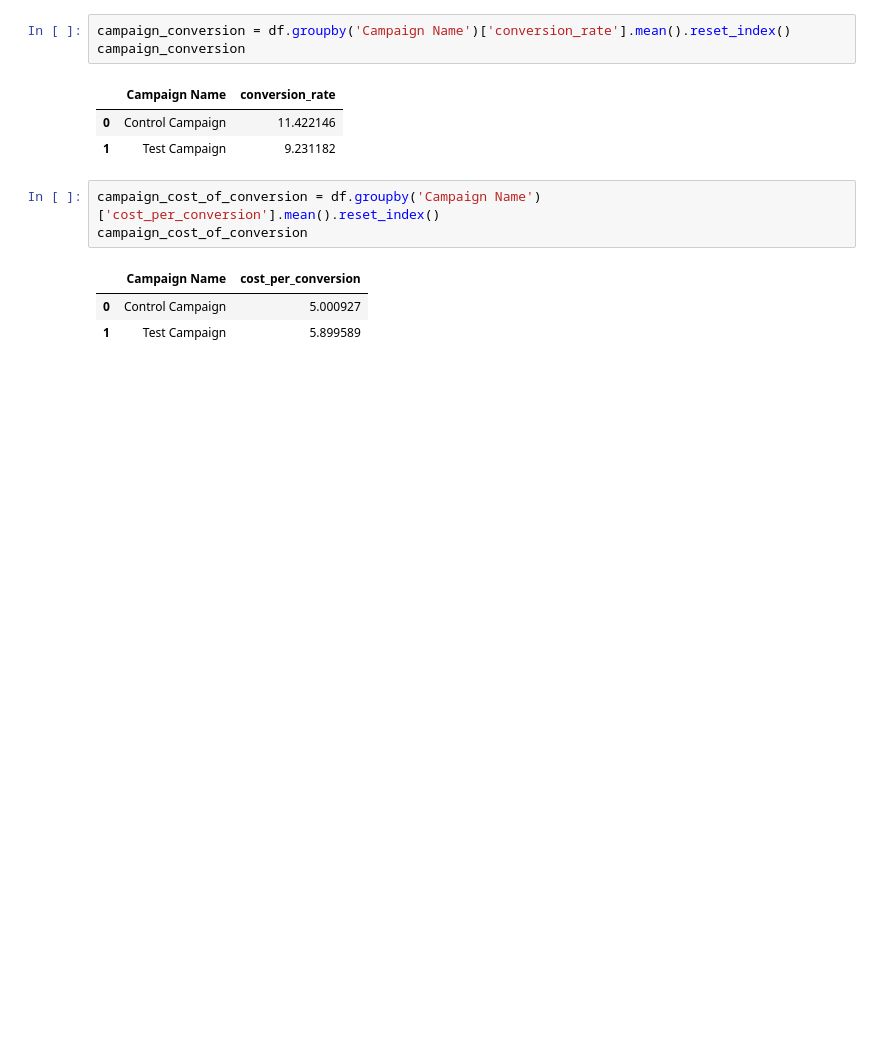
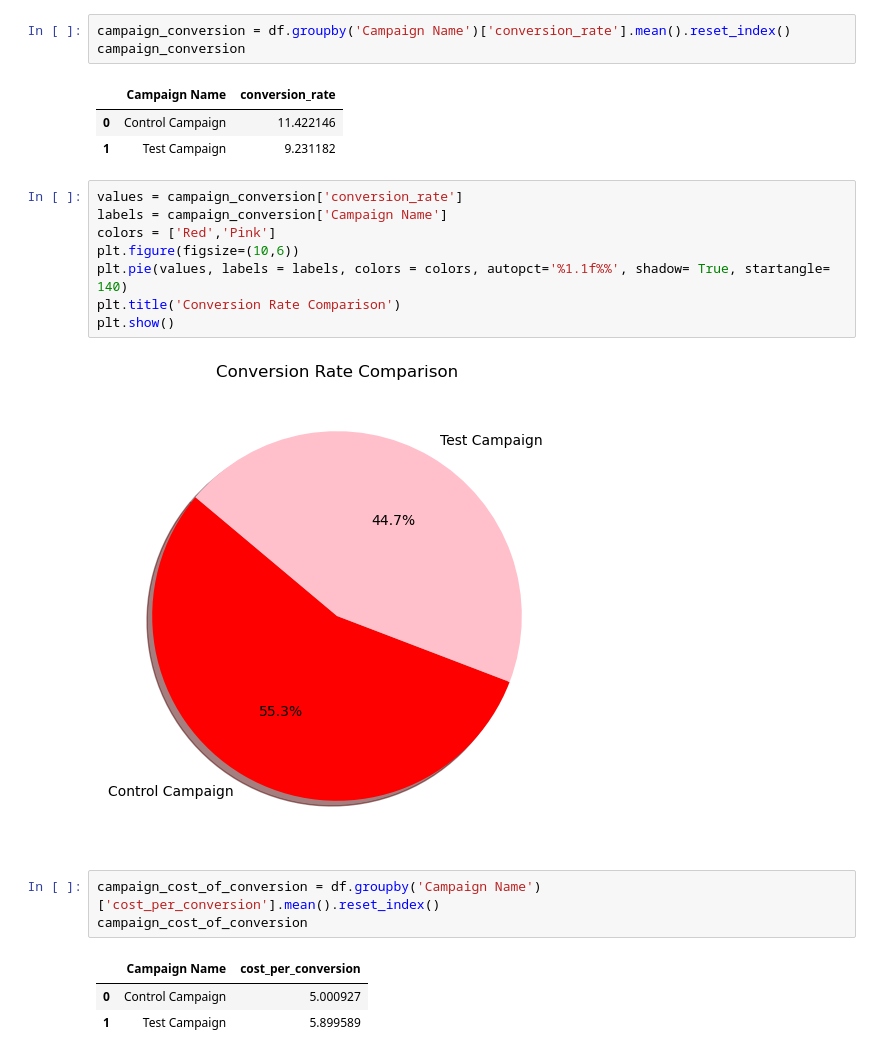
Before and after one commit to richardwarepam16/Case-Studies-DataAnalytics, a Jupyter notebook: abTesting/abTesting.ipynb, the cells around one changed output. Cells and saved outputs as stored; diff of their text form; blank space fills up the shorter version.

```diff
--- a/abTesting/abTesting.ipynb
+++ b/abTesting/abTesting.ipynb
@@ -248,6 +268,16 @@ campaign_conversion
 |  | Campaign Name | conversion_rate |
 | 0 | Control Campaign | 11.422146 |
 | 1 | Test Campaign | 9.231182 |
+# %%
+values = campaign_conversion['conversion_rate']
+labels = campaign_conversion['Campaign Name']
+colors = ['Red','Pink']
+plt.figure(figsize=(10,6))
+plt.pie(values, labels = labels, colors = colors, autopct='%1.1f%%', shadow= True, startangle= 140)
+plt.title('Conversion Rate Comparison')
+plt.show()
+# %% [output]
+[figure, added]
 # %%
 campaign_cost_of_conversion = df.groupby('Campaign Name')['cost_per_conversion'].mean().reset_index()
 campaign_cost_of_conversion
```
Also changed, not shown: parts of 10 cells of this notebook.
